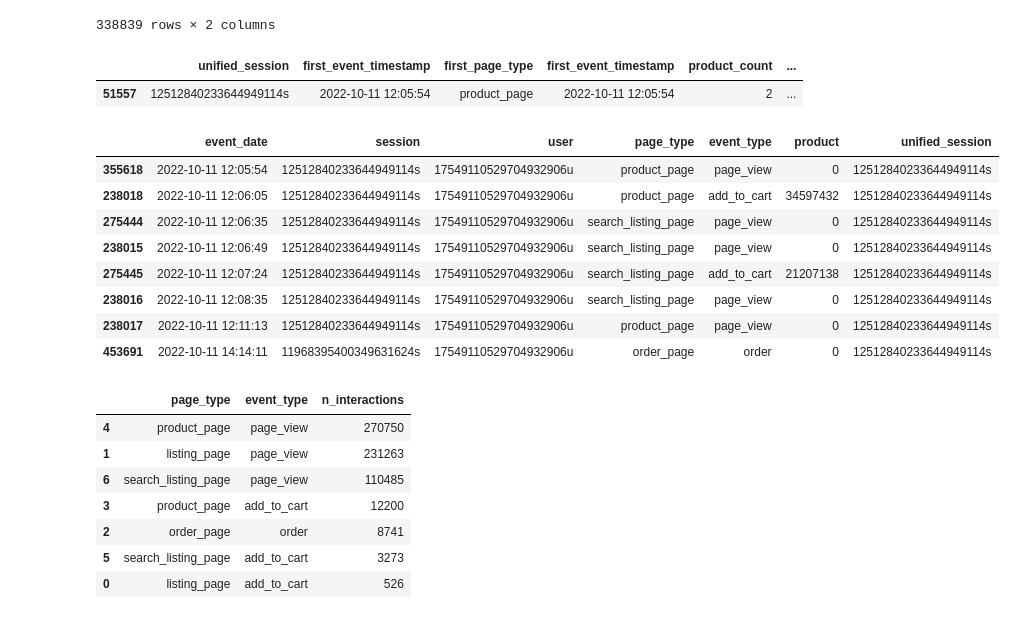
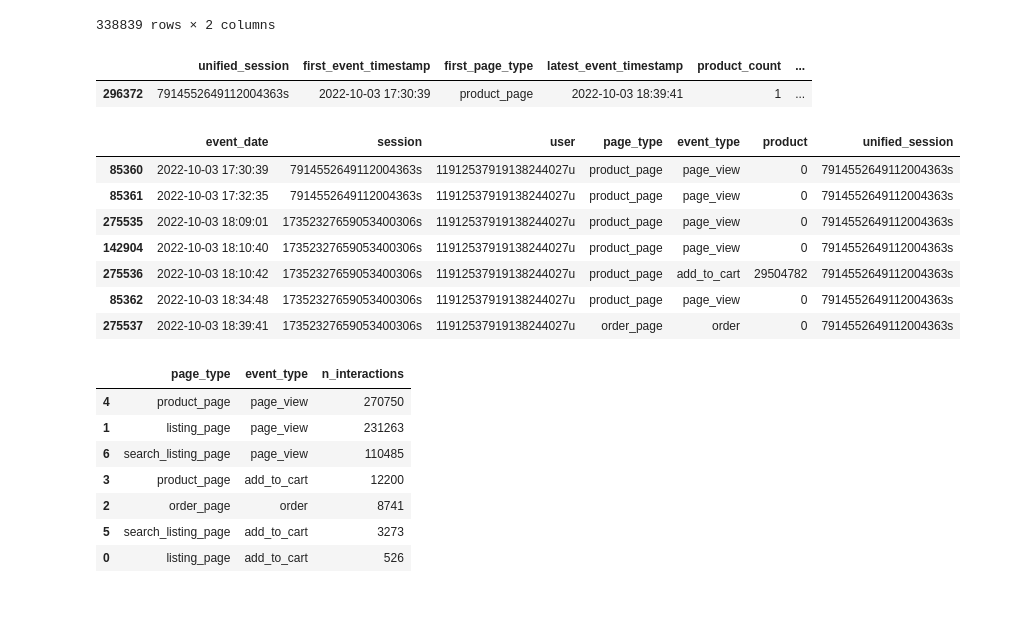
Before and after one commit to andradeia/autodoc-project, a Jupyter notebook: customer_funnel.ipynb, the cells around one changed output. Cells and saved outputs as stored; diff of their text form; code cells hidden in the pictures.

```diff
--- a/customer_funnel.ipynb
+++ b/customer_funnel.ipynb
@@ -339,7 +324,7 @@ session_summary_unified = (
     .merge(first_page_type_unified, on="unified_session", how="left")
 )
 
-session_summary_unified = session_summary_unified.copy()[['unified_session', 'first_event_timestamp', 'first_page_type','first_event_timestamp', 'product_count', 'page_view', 'add_to_cart', 'order']]
+session_summary_unified = session_summary_unified.copy()[['unified_session', 'first_event_timestamp', 'first_page_type','latest_event_timestamp', 'product_count', 'page_view', 'add_to_cart', 'order']]
 
 session_summary_unified.head()
 # %% [output]
@@ -368,21 +354,20 @@ df_unified.groupby('unified_session')['session'].nunique().rename('n_sessions').
 | 338838 | 9999958960225048932s | 1 |
 338839 rows × 2 columns
 # %%
-unified_session_id_test = '12512840233644949114s'
+unified_session_id_test = '7914552649112004363s'
 
 display(session_summary_unified[session_summary_unified['unified_session']==unified_session_id_test])
 
 display(df_unified[df_unified['unified_session'].eq(unified_session_id_test)])
 # %% [output]
-|  | unified_session | first_event_timestamp | first_page_type | first_event_timestamp | product_count | ... |
-| 51557 | 12512840233644949114s | 2022-10-11 12:05:54 | product_page | 2022-10-11 12:05:54 | 2 | ... |
+|  | unified_session | first_event_timestamp | first_page_type | latest_event_timestamp | product_count | ... |
+| 296372 | 7914552649112004363s | 2022-10-03 17:30:39 | product_page | 2022-10-03 18:39:41 | 1 | ... |
 |  | event_date | session | user | page_type | event_type | product | unified_session |
-| 355618 | 2022-10-11 12:05:54 | 12512840233644949114s | 17549110529704932906u | product_page | page_view | 0 | 12512840233644949114s |
-| 238018 | 2022-10-11 12:06:05 | 12512840233644949114s | 17549110529704932906u | product_page | add_to_cart | 34597432 | 12512840233644949114s |
-| 275444 | 2022-10-11 12:06:35 | 12512840233644949114s | 17549110529704932906u | search_listing_page | page_view | 0 | 12512840233644949114s |
-| 238015 | 2022-10-11 12:06:49 | 12512840233644949114s | 17549110529704932906u | search_listing_page | page_view | 0 | 12512840233644949114s |
-| 275445 | 2022-10-11 12:07:24 | 12512840233644949114s | 17549110529704932906u | search_listing_page | add_to_cart | 21207138 | 12512840233644949114s |
-| 238016 | 2022-10-11 12:08:35 | 12512840233644949114s | 17549110529704932906u | search_listing_page | page_view | 0 | 12512840233644949114s |
-| 238017 | 2022-10-11 12:11:13 | 12512840233644949114s | 17549110529704932906u | product_page | page_view | 0 | 12512840233644949114s |
-| 453691 | 2022-10-11 14:14:11 | 11968395400349631624s | 17549110529704932906u | order_page | order | 0 | 12512840233644949114s |
+| 85360 | 2022-10-03 17:30:39 | 7914552649112004363s | 11912537919138244027u | product_page | page_view | 0 | 7914552649112004363s |
+| 85361 | 2022-10-03 17:32:35 | 7914552649112004363s | 11912537919138244027u | product_page | page_view | 0 | 7914552649112004363s |
+| 275535 | 2022-10-03 18:09:01 | 17352327659053400306s | 11912537919138244027u | product_page | page_view | 0 | 7914552649112004363s |
+| 142904 | 2022-10-03 18:10:40 | 17352327659053400306s | 11912537919138244027u | product_page | page_view | 0 | 7914552649112004363s |
+| 275536 | 2022-10-03 18:10:42 | 17352327659053400306s | 11912537919138244027u | product_page | add_to_cart | 29504782 | 7914552649112004363s |
+| 85362 | 2022-10-03 18:34:48 | 17352327659053400306s | 11912537919138244027u | product_page | page_view | 0 | 7914552649112004363s |
+| 275537 | 2022-10-03 18:39:41 | 17352327659053400306s | 11912537919138244027u | order_page | order | 0 | 7914552649112004363s |
 # %%
```
Also changed, not shown: parts of 5 cells of this notebook, 1 other file.
